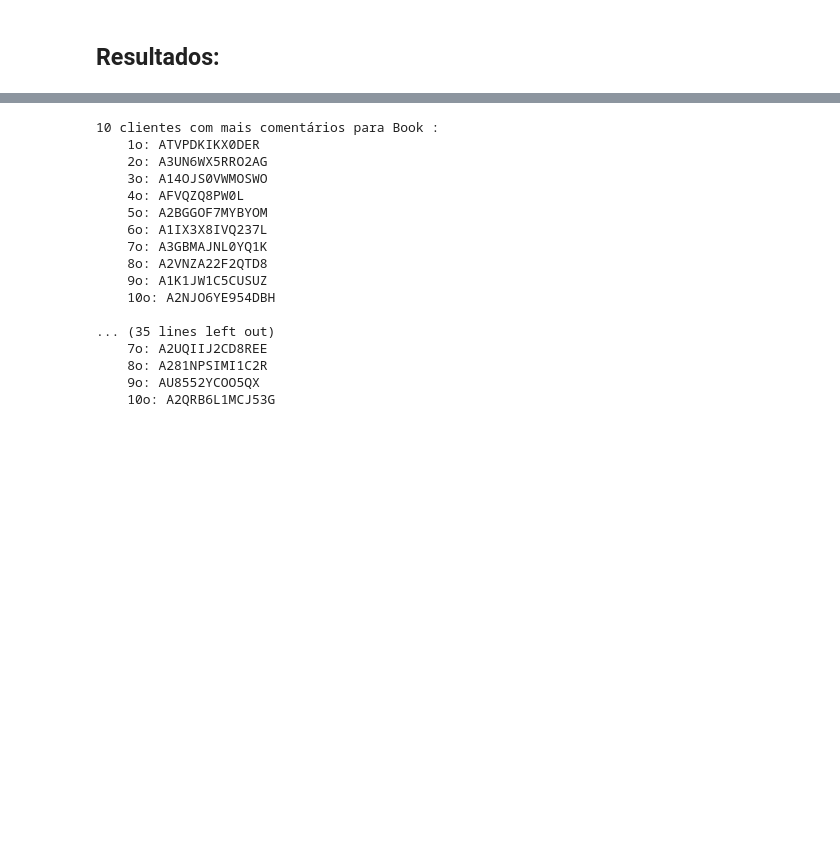
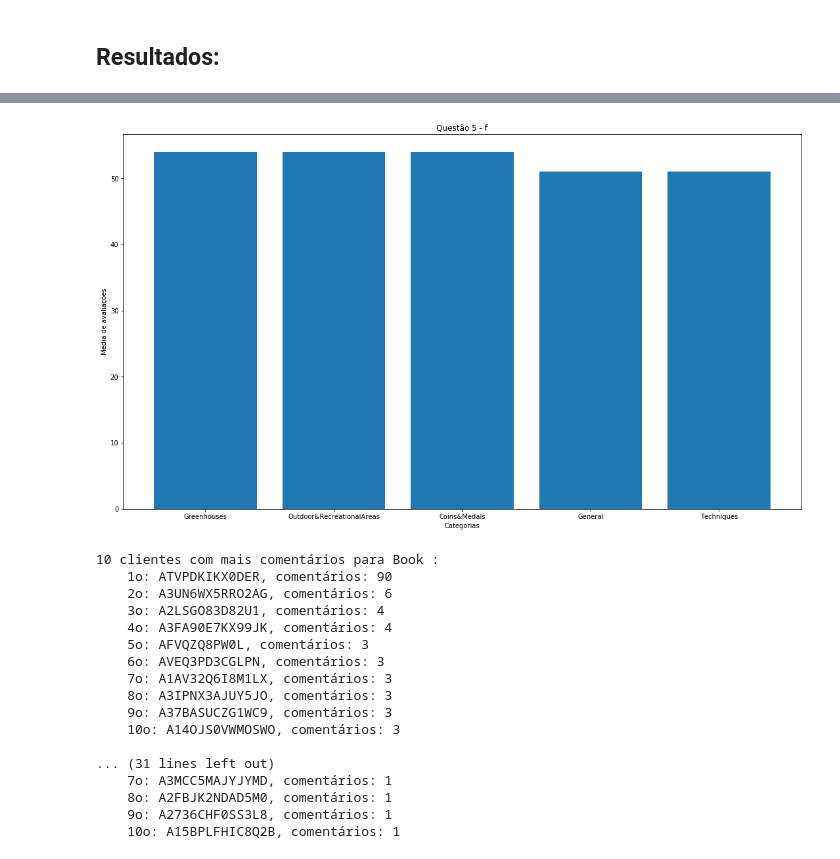
Before and after one commit to agnarok/Trab4-BD, a Jupyter notebook: dashboard.ipynb, the cells around one changed output, grey strips where cells are left out. Saved outputs shown, nothing was run; the diff lists cells and outputs as text; code cells hidden in the pictures; blank space fills up the shorter version.

```diff
--- a/dashboard.ipynb
+++ b/dashboard.ipynb
@@ -171,4 +277,26 @@ result = np.array(get10CustomersWithMostReviewsForEachGroup(con))
+# %%
+#5 f)
+con = create_connection(user,password,host,port,dbname)
+result = np.array(getTop5CategoriesWithMostRating(con))
+
+axis = np.array([([x[1],x[2]]) for x in result])
+x = [x[0] for x in axis]
+y = [y[1] for y in axis]
+plt.xlabel("Categorias")
+plt.ylabel("Média de avaliações")
+plt.title("Questão 5 - f")
+plt.bar(x,y)
+fig = plt.gcf()
+fig.set_size_inches(18.5, 10.5, forward=True)
+plt.show()
+input("Pressiona qualquer tecla para a próxima query")
+# %% [output]
+[figure, added]
 # %%
+#5 g)
+print("\nResultados da query 5 - g)")
+con = create_connection(user,password,host,port,dbname)
+result = np.array(get10CustomersWithMostReviewsForEachGroup(con))
 dictClt = {}
 for i in result:
     if i[1] not in dictClt:
@@ -181,26 +309,24 @@ for group in dictClt:
     clts = dictClt[group]
     idx = 1
     for clt in clts:
-        print("    {}o: {}".format(idx,clt[0]))
+        print("    {}o: {}, comentários: {}".format(idx,clt[0],clt[1]))
         idx += 1
-
-
-# result =
+input("Pressiona qualquer tecla para a próxima query")
 # %% [output]
 10 clientes com mais comentários para Book :
-    1o: ATVPDKIKX0DER
-    2o: A3UN6WX5RRO2AG
-    3o: A14OJS0VWMOSWO
-    4o: AFVQZQ8PW0L
-    5o: A2BGGOF7MYBYOM
-    6o: A1IX3X8IVQ237L
-    7o: A3GBMAJNL0YQ1K
-    8o: A2VNZA22F2QTD8
-    9o: A1K1JW1C5CUSUZ
-    10o: A2NJO6YE954DBH
+    1o: ATVPDKIKX0DER, comentários: 90
+    2o: A3UN6WX5RRO2AG, comentários: 6
+    3o: A2LSGO83D82U1, comentários: 4
+    4o: A3FA90E7KX99JK, comentários: 4
+    5o: AFVQZQ8PW0L, comentários: 3
+    6o: AVEQ3PD3CGLPN, comentários: 3
+    7o: A1AV32Q6I8M1LX, comentários: 3
+    8o: A3IPNX3AJUY5JO, comentários: 3
+    9o: A37BASUCZG1WC9, comentários: 3
+    10o: A14OJS0VWMOSWO, comentários: 3
 
-... (35 lines left out)
-    7o: A2UQIIJ2CD8REE
-    8o: A281NPSIMI1C2R
-    9o: AU8552YCOO5QX
-    10o: A2QRB6L1MCJ53G
+... (31 lines left out)
+    7o: A3MCC5MAJYJYMD, comentários: 1
+    8o: A2FBJK2NDAD5M0, comentários: 1
+    9o: A2736CHF0SS3L8, comentários: 1
+    10o: A15BPLFHIC8Q2B, comentários: 1
```
Also changed, not shown: parts of 14 cells of this notebook, 1 other file.
